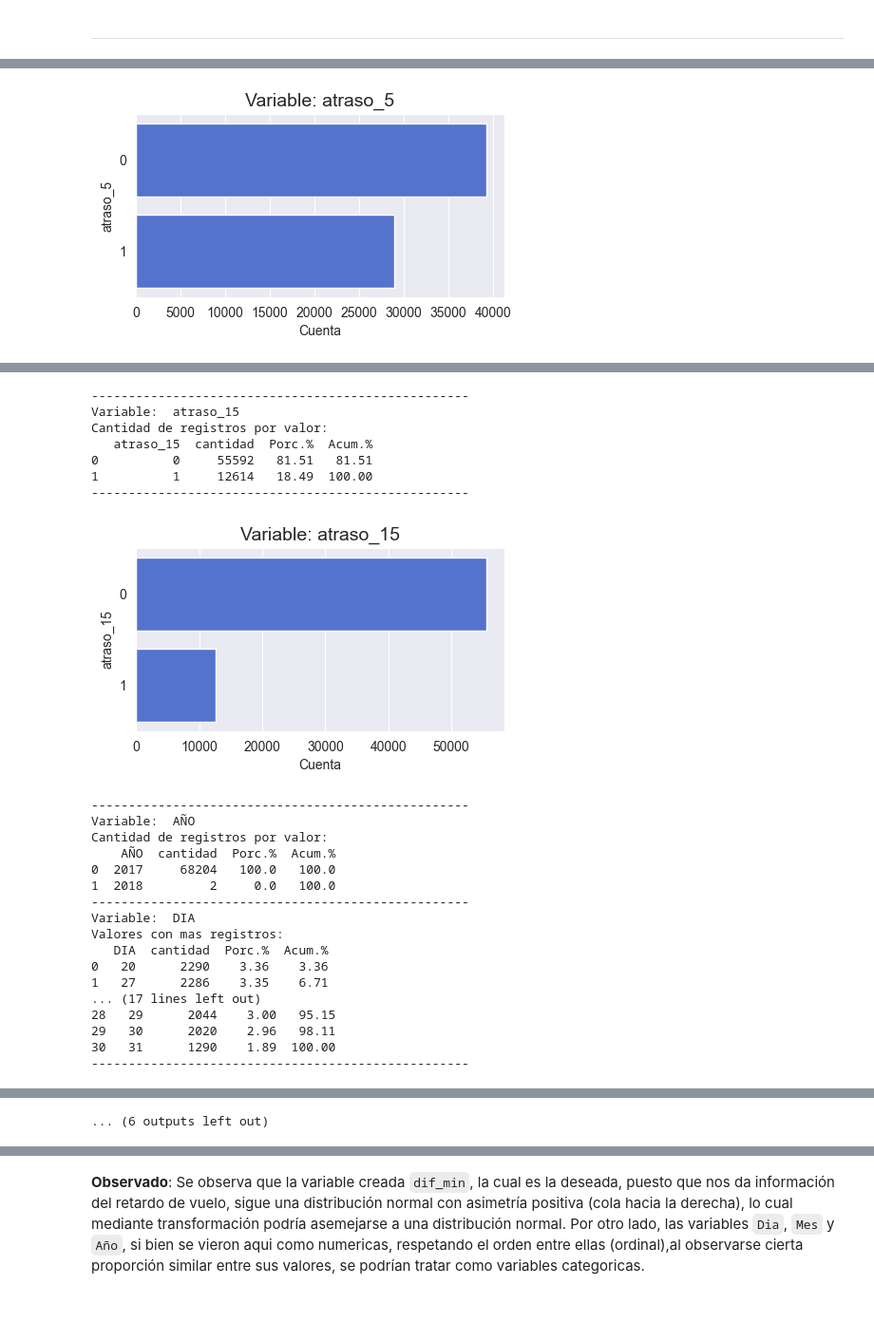
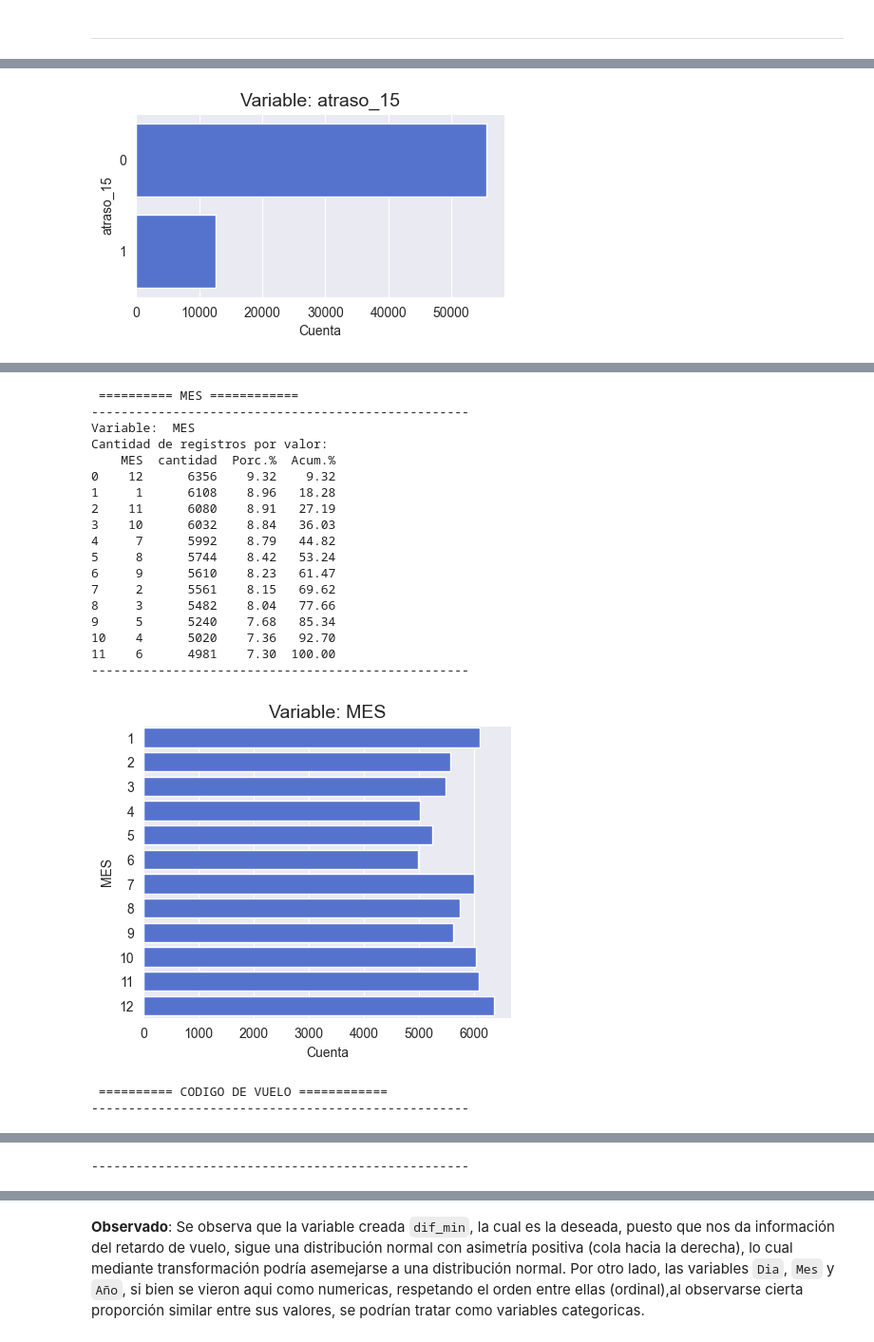
Before and after one commit to Mishagk/LATAM-Desafio-DS, a Jupyter notebook: solution.ipynb, the cells around one changed output, grey strips where cells are left out. Shown at 95% size. Drawn from its saved outputs; the diff is of its cells as text; code cells hidden in the pictures; blank space fills up the shorter version.

```diff
--- a/solution.ipynb
+++ b/solution.ipynb
@@ -557,0 +502,8 @@ memory usage: 9.8+ MB
+# %%
+# Convertir de formato segun cada columna - Nota dado que se usó el dataframe "backup" se vuelve a convertir todas las columnas
+
+# Formateo de datos
+data = convertir_formato(data)
+
+# Ver tipo de datos de salida
+data.info()
@@ -1045,14 +1010,10 @@ datacon["dif_min"] = (datacon["Fecha-O"] - datacon["Fecha-I"]).dt.total_seconds(
 datacon["dif_min"] = pd.to_numeric(datacon["dif_min"], errors="coerce",downcast="integer") # convertir a tipo entero
 
 # Variable indicadora de retraso: Valor 1 si cataloga retraso, 0 si no cataloga retraso
-datacon["atraso_0"] = 1*(datacon["dif_min"] > 0.0) # mas de 0 min es retraso
-datacon["atraso_5"] = 1*(datacon["dif_min"] > 5.0) # mas de 5 min es retraso
 datacon["atraso_10"] = 1*(datacon["dif_min"] > 10.0) # mas de 10 min es retraso
 datacon["atraso_15"] = 1*(datacon["dif_min"] > 15.0) # mas de 15 min es retraso
 
 ## NOTA: La idea de "atraso_N" es generar una variable binaria para diferentes umbrales de retraso
-## Un umbral de 0.0 min, es muy exigente, es decir, con solo diferir incluso en 1 minuto, lo cataloga de retraso.
-## umbrales como 10 o 15 minutos suenan mas razonables a un cliente, puesto que son tiempos razonables al pasajero de considerar retraso.
 # %%
 # Descripcion general de los datos
 datacon.describe()
@@ -1118,9 +1079,9 @@ def graf_cont(datos,variable,figx=5,figy=2.5,tipo=1,min=None,max=None,bins=None)
         # Imprimir tabla de conteo de registros por cada valor unico de la variable
         if(conteo.shape[0] > 20):
             print('Valores con mas registros:')
-            print(conteo.head(10))
+            print(conteo.head(6))
             print('Valores con menos registros:')
-            print(conteo.tail(10))
+            print(conteo.tail(4))
         else:
             print('Cantidad de registros por valor:')
             print(conteo)
@@ -1136,32 +1097,32 @@ def graf_cont(datos,variable,figx=5,figy=2.5,tipo=1,min=None,max=None,bins=None)
         plt.xlabel('Cuenta',fontsize=10)
         plt.show()
 
-
 ### Graficar-Calcular
 
 # Retrasos
+print('\n ========== RETRASO ============')
 graf_cont(datacon,"dif_min",bins=85,tipo=1) # retraso (var. continuo)
-graf_cont(datacon,"atraso_0",tipo=2) # 0 min
-graf_cont(datacon,"atraso_0",tipo=3)
-graf_cont(datacon,"atraso_5",tipo=2) # 5 min
-graf_cont(datacon,"atraso_5",tipo=3)
 graf_cont(datacon,"atraso_10",tipo=2) # 10 min
 graf_cont(datacon,"atraso_10",tipo=3)
 graf_cont(datacon,"atraso_15",tipo=2) # 15 min
 graf_cont(datacon,"atraso_15",tipo=3)
 
 # Año
+print('\n ========== AÑO ============')
 graf_cont(datacon,"AÑO",tipo=2)
 
 # Dia
+print('\n ========== DIA ============')
 graf_cont(datacon,"DIA",min=1,tipo=2)
 graf_cont(datacon,"DIA",figy=6,tipo=3)
 
 # Mes
+print('\n ========== MES ============')
 graf_cont(datacon,"MES",tipo=2)
 graf_cont(datacon,"MES",figy=4,tipo=3)
 
 # Codigos de Vuelo
+print('\n ========== CODIGO DE VUELO ============')
 graf_cont(datacon,"Vlo-I",tipo=1,bins=70)
 graf_cont(datacon,"Vlo-O",tipo=1,bins=70)
 # %% [output]
@@ -1184,2 +1146,2 @@ Cantidad de registros por valor:
 ---------------------------------------------------
-[figure, old version]
+[figure, new version]
@@ -1194,25 +1166,21 @@ Cantidad de registros por valor:
+ ========== MES ============
 ---------------------------------------------------
-Variable:  atraso_15
+Variable:  MES
 Cantidad de registros por valor:
-   atraso_15  cantidad  Porc.%  Acum.%
-0          0     55592   81.51   81.51
-1          1     12614   18.49  100.00
+    MES  cantidad  Porc.%  Acum.%
+0    12      6356    9.32    9.32
+1     1      6108    8.96   18.28
+2    11      6080    8.91   27.19
+3    10      6032    8.84   36.03
+4     7      5992    8.79   44.82
+5     8      5744    8.42   53.24
+6     9      5610    8.23   61.47
+7     2      5561    8.15   69.62
+8     3      5482    8.04   77.66
+9     5      5240    7.68   85.34
+10    4      5020    7.36   92.70
+11    6      4981    7.30  100.00
 ---------------------------------------------------
-[figure, old version]
+[figure, new version]
+ ========== CODIGO DE VUELO ============
 ---------------------------------------------------
-Variable:  AÑO
-Cantidad de registros por valor:
-    AÑO  cantidad  Porc.%  Acum.%
-0  2017     68204   100.0   100.0
-1  2018         2     0.0   100.0
----------------------------------------------------
-Variable:  DIA
-Valores con mas registros:
-   DIA  cantidad  Porc.%  Acum.%
-0   20      2290    3.36    3.36
-1   27      2286    3.35    6.71
-... (17 lines left out)
-28   29      2044    3.00   95.15
-29   30      2020    2.96   98.11
-30   31      1290    1.89  100.00
----------------------------------------------------
@@ -1220 +1188 @@ Valores con mas registros:
-... (6 outputs left out)
+---------------------------------------------------
```
Also changed, not shown: parts of 32 cells of this notebook, 1 other file.
